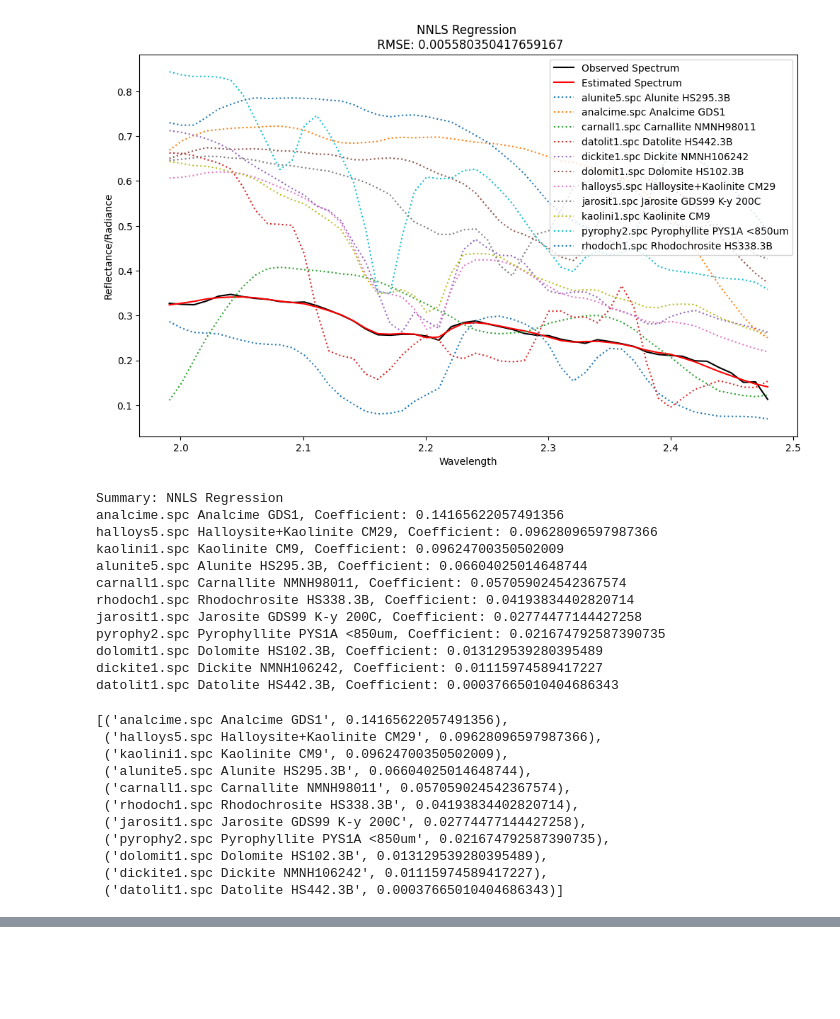
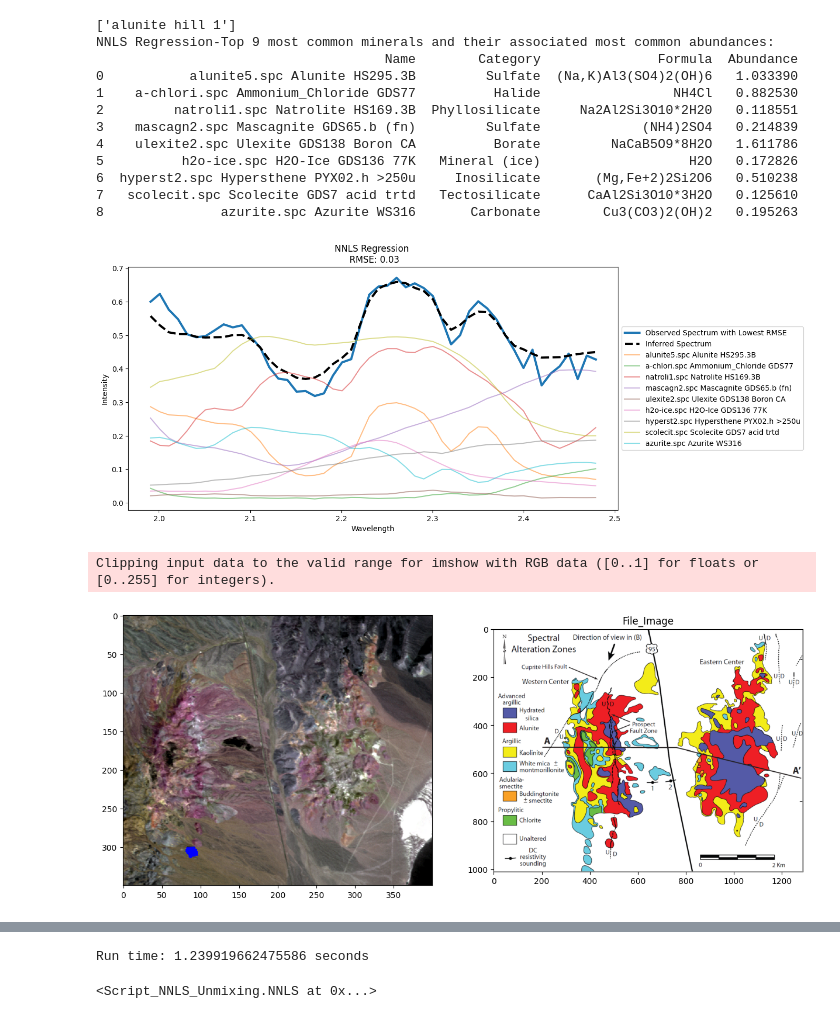
Before and after one commit to bakerjf1993/Hyperspectral-Unmixing, a Jupyter notebook: Run_NNLS.ipynb, the cells around one changed output, grey strips where cells are left out. Saved outputs shown, nothing was run; the diff lists cells and outputs as text; code cells hidden in the pictures; blank space fills up the shorter version.

```diff
--- a/Run_NNLS.ipynb
+++ b/Run_NNLS.ipynb
@@ -5,43 +5,27 @@ importlib.reload(Script_NNLS_Unmixing)
 
 image_hdr_filename = "cup95eff.hdr"
 image_filename = "cup95eff.int"
+pixel_location = "ROIs2.csv"
 spectral_library_filename = "usgs_minerals.hdr"
 
 # Create an instance of the Unmix class
-unmixing_instance = Script_NNLS_Unmixing.NNLS(image_hdr_filename, image_filename, spectral_library_filename)
+unmixing_instance = Script_NNLS_Unmixing.NNLS(image_hdr_filename, image_filename, pixel_location, spectral_library_filename)
-# %%
-mineral = 3
-if mineral == 1:
-    index_to_unmix = [305,90] #alunite
-elif mineral == 2:
-    index_to_unmix = [349,48] #montmorillonite
-else:
-    index_to_unmix = [290,290] #kaolinite
-unmixing_instance.selectedindex_fit(index_to_unmix,alpha=1)
-unmixing_instance.plot_spectra()
-unmixing_instance.final_summary()
-# %% [output]
-[figure, removed]
-Summary: NNLS Regression
-analcime.spc Analcime GDS1, Coefficient: 0.14165622057491356
-halloys5.spc Halloysite+Kaolinite CM29, Coefficient: 0.09628096597987366
-kaolini1.spc Kaolinite CM9, Coefficient: 0.09624700350502009
-alunite5.spc Alunite HS295.3B, Coefficient: 0.06604025014648744
-carnall1.spc Carnallite NMNH98011, Coefficient: 0.057059024542367574
-rhodoch1.spc Rhodochrosite HS338.3B, Coefficient: 0.04193834402820714
-jarosit1.spc Jarosite GDS99 K-y 200C, Coefficient: 0.02774477144427258
-pyrophy2.spc Pyrophyllite PYS1A <850um, Coefficient: 0.021674792587390735
-dolomit1.spc Dolomite HS102.3B, Coefficient: 0.013129539280395489
-dickite1.spc Dickite NMNH106242, Coefficient: 0.01115974589417227
-datolit1.spc Datolite HS442.3B, Coefficient: 0.00037665010404686343
-[('analcime.spc Analcime GDS1', 0.14165622057491356),
- ('halloys5.spc Halloysite+Kaolinite CM29', 0.09628096597987366),
- ('kaolini1.spc Kaolinite CM9', 0.09624700350502009),
- ('alunite5.spc Alunite HS295.3B', 0.06604025014648744),
- ('carnall1.spc Carnallite NMNH98011', 0.057059024542367574),
- ('rhodoch1.spc Rhodochrosite HS338.3B', 0.04193834402820714),
- ('jarosit1.spc Jarosite GDS99 K-y 200C', 0.02774477144427258),
- ('pyrophy2.spc Pyrophyllite PYS1A <850um', 0.021674792587390735),
- ('dolomit1.spc Dolomite HS102.3B', 0.013129539280395489),
- ('dickite1.spc Dickite NMNH106242', 0.01115974589417227),
- ('datolit1.spc Datolite HS442.3B', 0.00037665010404686343)]
+# %%
+# Select mineral type 1 through 4
+unmixing_instance.selectedindex_fit(mineral_type = 1, region = 1)
+# %% [output]
+['alunite hill 1']
+NNLS Regression-Top 9 most common minerals and their associated most common abundances:
+                                     Name        Category               Formula  Abundance
+0           alunite5.spc Alunite HS295.3B         Sulfate  (Na,K)Al3(SO4)2(OH)6   1.033390
+1    a-chlori.spc Ammonium_Chloride GDS77          Halide                 NH4Cl   0.882530
+2         natroli1.spc Natrolite HS169.3B  Phyllosilicate     Na2Al2Si3O10*2H20   0.118551
+3    mascagn2.spc Mascagnite GDS65.b (fn)         Sulfate             (NH4)2SO4   0.214839
+4    ulexite2.spc Ulexite GDS138 Boron CA          Borate         NaCaB5O9*8H2O   1.611786
+5          h2o-ice.spc H2O-Ice GDS136 77K   Mineral (ice)                   H2O   0.172826
+6  hyperst2.spc Hypersthene PYX02.h >250u     Inosilicate       (Mg,Fe+2)2Si2O6   0.510238
+7   scolecit.spc Scolecite GDS7 acid trtd   Tectosilicate      CaAl2Si3O10*3H2O   0.125610
+8               azurite.spc Azurite WS316       Carbonate        Cu3(CO3)2(OH)2   0.195263
+[figure, added]
+Clipping input data to the valid range for imshow with RGB data ([0..1] for floats or [0..255] for integers).
+[figure, added]
@@ -47,0 +33,2 @@ datolit1.spc Datolite HS442.3B, Coefficient: 0.00037665010404686343
+Run time: 1.239919662475586 seconds
+<Script_NNLS_Unmixing.NNLS at 0x...>
```
Also changed, not shown: parts of 1 cell of this notebook, 26 other files.
